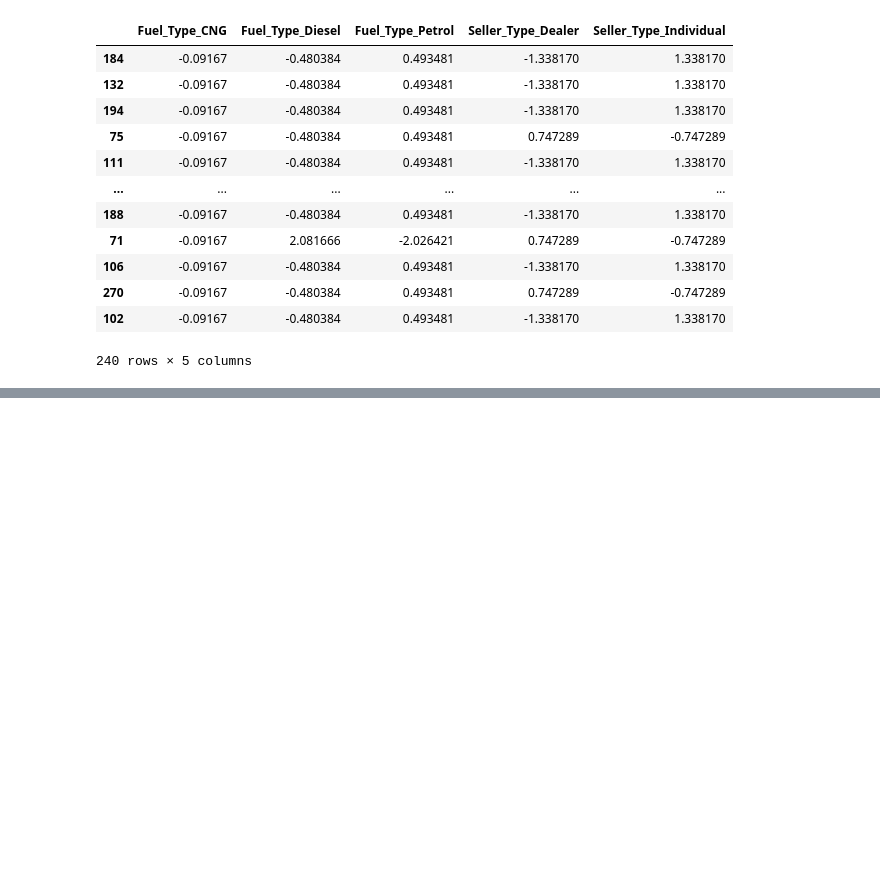
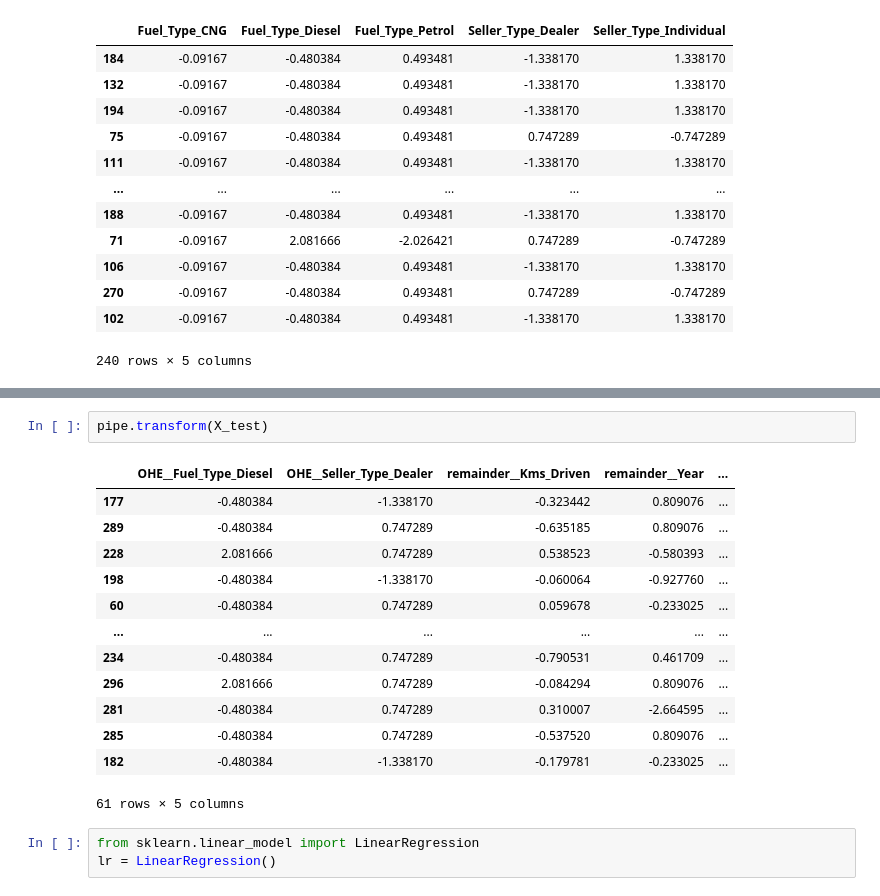
Before and after one commit to malviynjali11/MLP-Course, a Jupyter notebook: Week3/T1live1.ipynb, the cells around one changed output, grey strips where cells are left out. Saved outputs shown, nothing was run; the diff lists cells and outputs as text; blank space fills up the shorter version.

```diff
--- a/Week3/T1live1.ipynb
+++ b/Week3/T1live1.ipynb
@@ -231,0 +444,19 @@ df2.head()
+# %%
+pipe.transform(X_test)
+# %% [output]
+|  | OHE__Fuel_Type_Diesel | OHE__Seller_Type_Dealer | remainder__Kms_Driven | remainder__Year | ... |
+| 177 | -0.480384 | -1.338170 | -0.323442 | 0.809076 | ... |
+| 289 | -0.480384 | 0.747289 | -0.635185 | 0.809076 | ... |
+| 228 | 2.081666 | 0.747289 | 0.538523 | -0.580393 | ... |
+| 198 | -0.480384 | -1.338170 | -0.060064 | -0.927760 | ... |
+| 60 | -0.480384 | 0.747289 | 0.059678 | -0.233025 | ... |
+| ... | ... | ... | ... | ... | ... |
+| 234 | -0.480384 | 0.747289 | -0.790531 | 0.461709 | ... |
+| 296 | 2.081666 | 0.747289 | -0.084294 | 0.809076 | ... |
+| 281 | -0.480384 | 0.747289 | 0.310007 | -2.664595 | ... |
+| 285 | -0.480384 | 0.747289 | -0.537520 | 0.809076 | ... |
+| 182 | -0.480384 | -1.338170 | -0.179781 | -0.233025 | ... |
+61 rows × 5 columns
+# %%
+from sklearn.linear_model import LinearRegression
+lr = LinearRegression()
```
Also changed, not shown: parts of 29 cells of this notebook.
